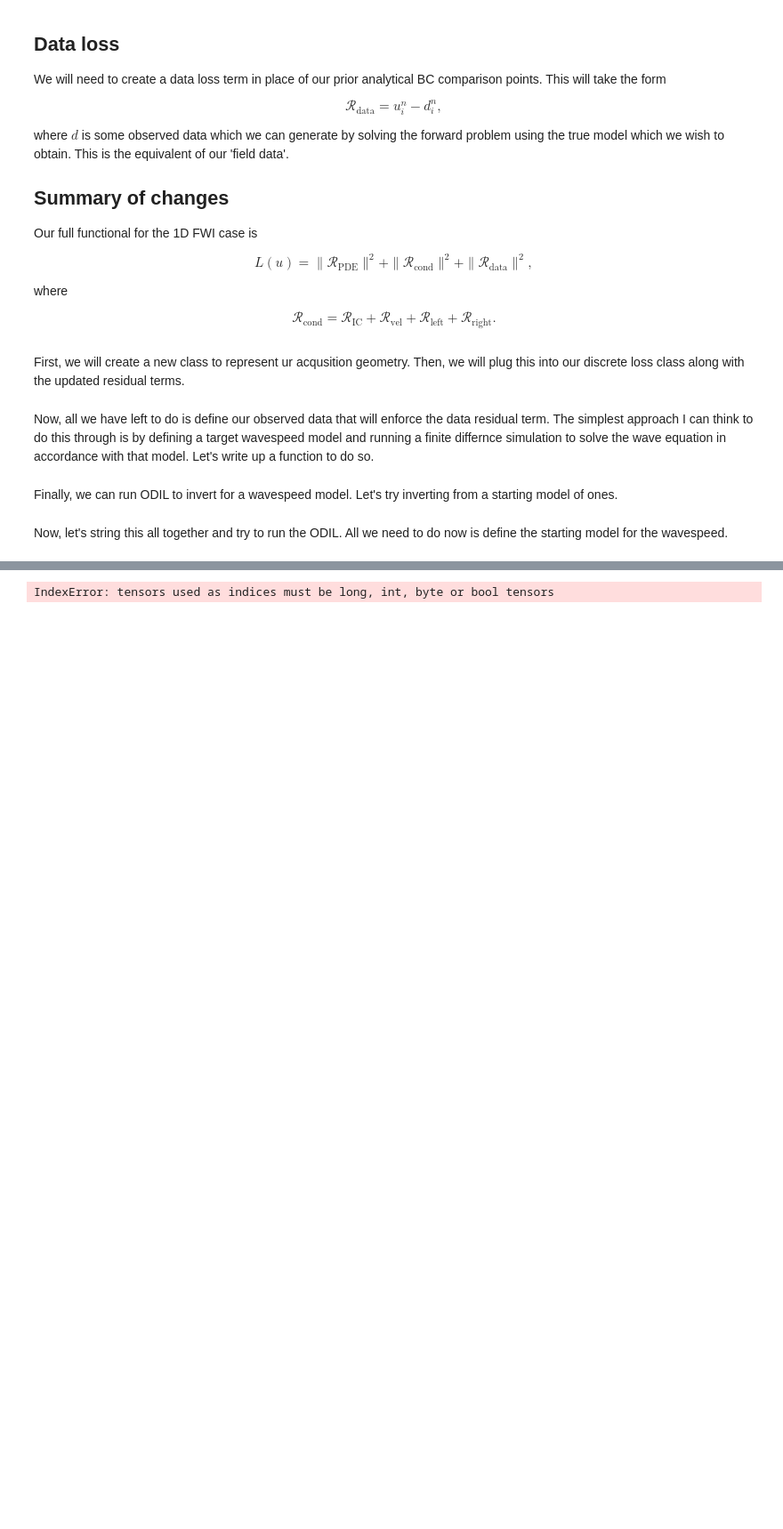
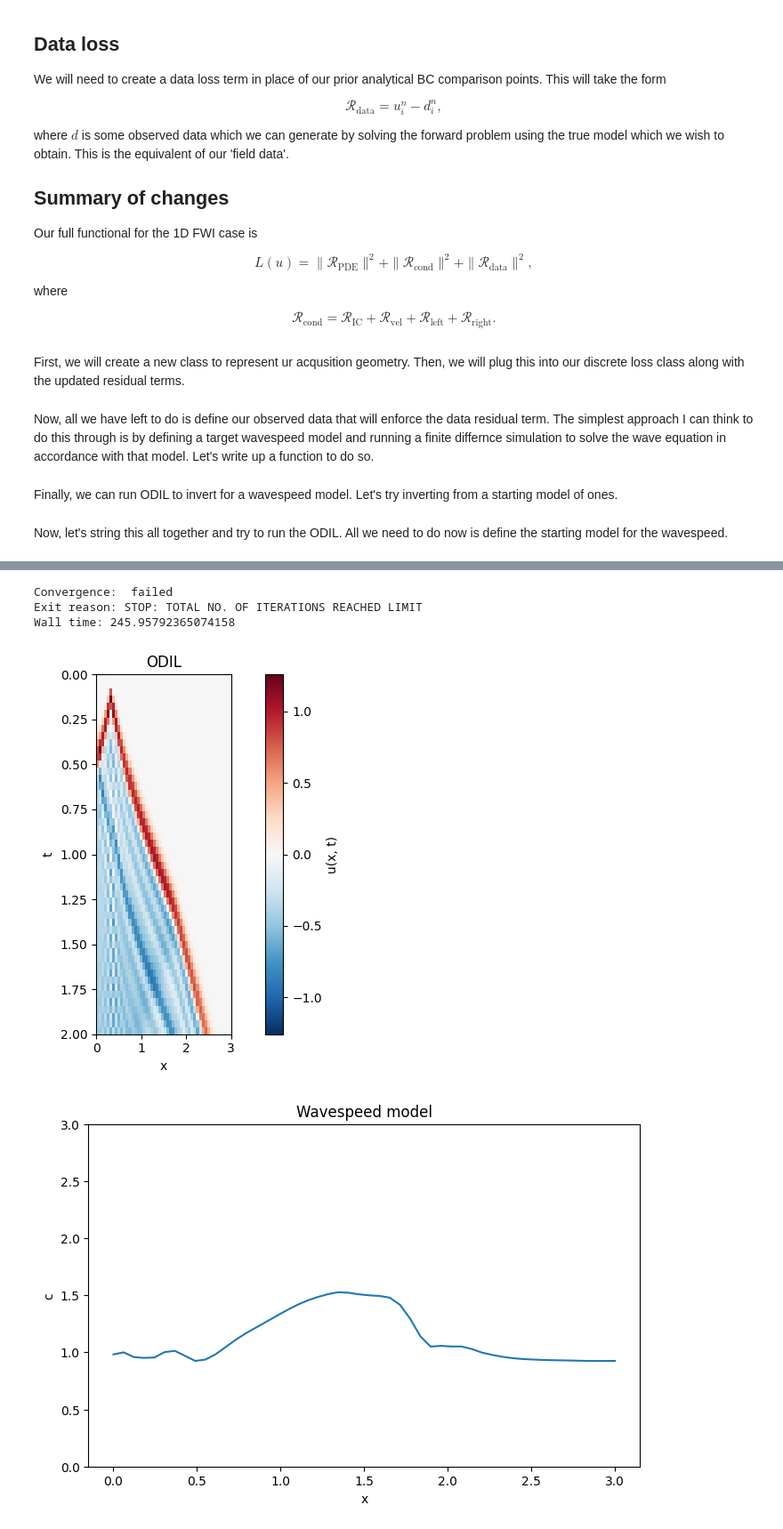
Before and after one commit to Commit2Cosmos/Transcranial-Ultrasound-ODIL, a Jupyter notebook: notebooks/sandbox/1dfwi.ipynb, the cells around one changed output, grey strips where cells are left out. Shown at 89% size. Saved outputs shown, nothing was run; the diff lists cells and outputs as text; code cells hidden in the pictures; blank space fills up the shorter version.

```diff
--- a/notebooks/sandbox/1dfwi.ipynb
+++ b/notebooks/sandbox/1dfwi.ipynb
@@ -455,8 +466,18 @@ d_obs.show_model("True model")
+# %%
+c_init = np.ones(u.I)
+u0_field = generate_observed_data(u, c_init, geom)   # uses the scaled source
+
+u._data[:u.wavespeed_idx] = u0_field.flatten() # seed the amplitude field
+u._data[u.wavespeed_idx:] = c_init # start c homogeneous
 # %%
 # create our functional
 functional = Discrete1DFWILoss(u=u, d_obs=d_obs, geometry=geom)
 # %%
 # run the ODIL
-run_odil(u, functional)
+result = run_odil(u, functional, maxiter=75000)
 # %% [output]
-IndexError: tensors used as indices must be long, int, byte or bool tensors
+Convergence:  failed
+Exit reason: STOP: TOTAL NO. OF ITERATIONS REACHED LIMIT
+Wall time: 245.95792365074158
+[figure, added]
+[figure, added]
```
Also changed, not shown: parts of 10 cells of this notebook.
